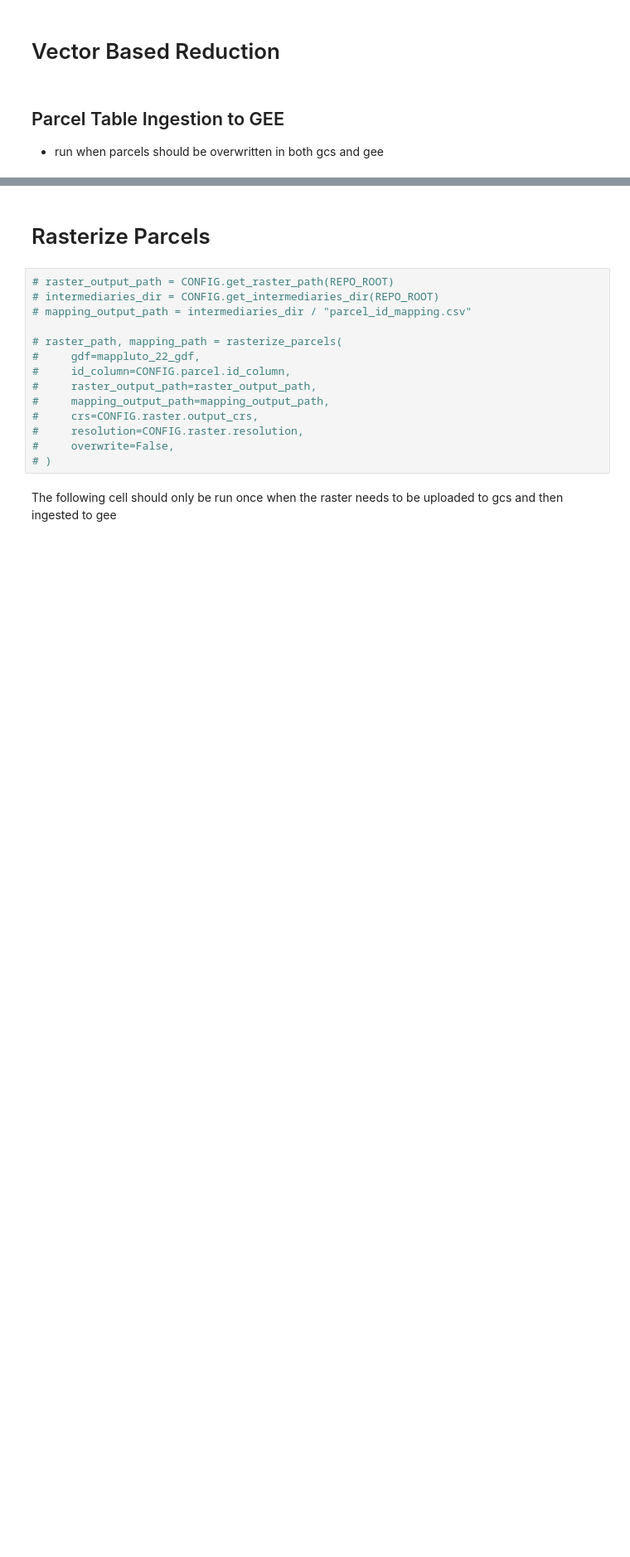
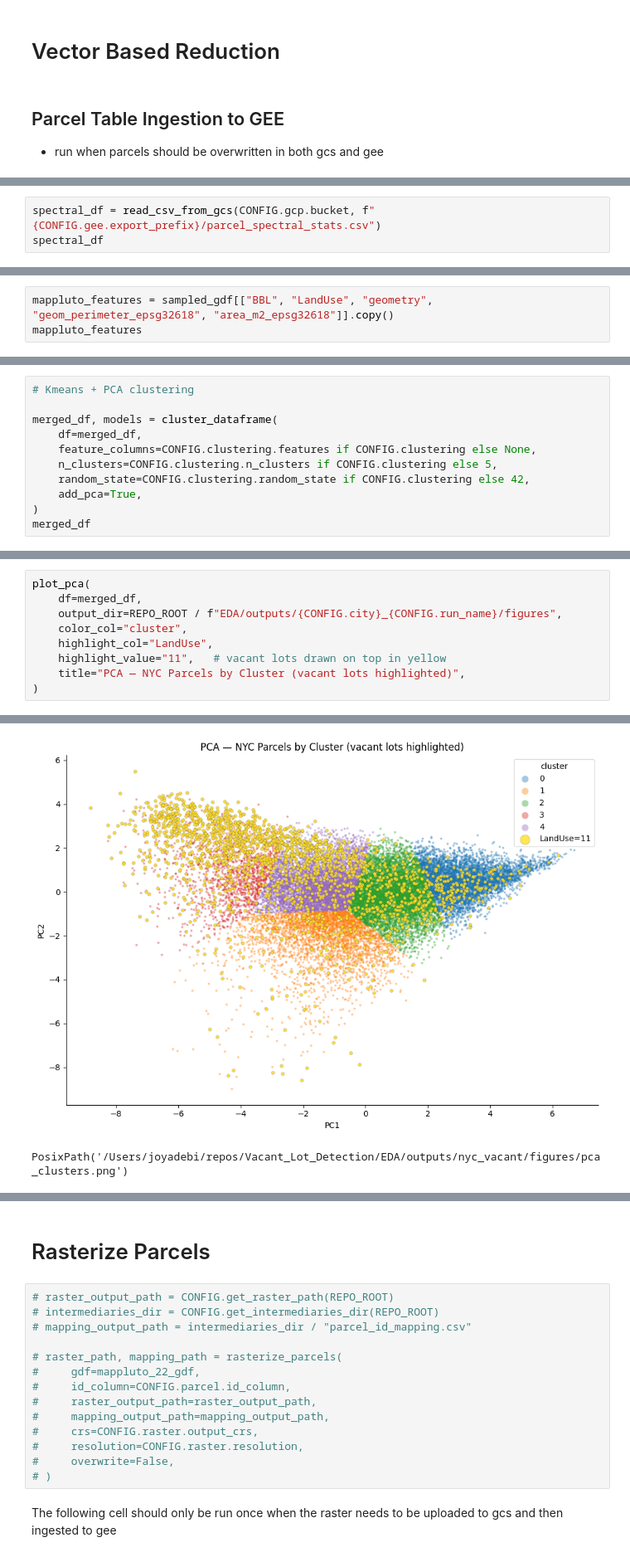
Before and after one commit to poltergeistjoya/Vacant_Lot_Detection, a Jupyter notebook: EDA/clean.ipynb, the cells around one changed output, grey strips where cells are left out. Shown at 83% size. Cells and saved outputs as stored; diff of their text form; blank space fills up the shorter version.

Commit message:
finalized pipeline for nyc vacant spectral

```diff
--- a/EDA/clean.ipynb
+++ b/EDA/clean.ipynb
@@ -140,0 +170,3 @@ f"gs://{bucket_name}/{gcs_prefix}/{gcs_filename}"
+# %%
+spectral_df = read_csv_from_gcs(CONFIG.gcp.bucket, f"{CONFIG.gee.export_prefix}/parcel_spectral_stats.csv")
+spectral_df
@@ -140,0 +189,3 @@ f"gs://{bucket_name}/{gcs_prefix}/{gcs_filename}"
+# %%
+mappluto_features = sampled_gdf[["BBL", "LandUse", "geometry", "geom_perimeter_epsg32618", "area_m2_epsg32618"]].copy()
+mappluto_features
@@ -140,0 +227,11 @@ f"gs://{bucket_name}/{gcs_prefix}/{gcs_filename}"
+# %%
+# Kmeans + PCA clustering
+
+merged_df, models = cluster_dataframe(
+    df=merged_df,
+    feature_columns=CONFIG.clustering.features if CONFIG.clustering else None,
+    n_clusters=CONFIG.clustering.n_clusters if CONFIG.clustering else 5,
+    random_state=CONFIG.clustering.random_state if CONFIG.clustering else 42,
+    add_pca=True,
+)
+merged_df
@@ -140,0 +267,10 @@ f"gs://{bucket_name}/{gcs_prefix}/{gcs_filename}"
+# %%
+plot_pca(
+    df=merged_df,
+    output_dir=REPO_ROOT / f"EDA/outputs/{CONFIG.city}_{CONFIG.run_name}/figures",
+    color_col="cluster",
+    highlight_col="LandUse",
+    highlight_value="11",   # vacant lots drawn on top in yellow
+    title="PCA — NYC Parcels by Cluster (vacant lots highlighted)",
+)
+# %% [output]
@@ -140,0 +278,2 @@ f"gs://{bucket_name}/{gcs_prefix}/{gcs_filename}"
+[figure, added]
+PosixPath('/Users/joyadebi/repos/Vacant_Lot_Detection/EDA/outputs/nyc_vacant/figures/pca_clusters.png')
```
Also changed, not shown: parts of 35 cells of this notebook, 5 other files.
